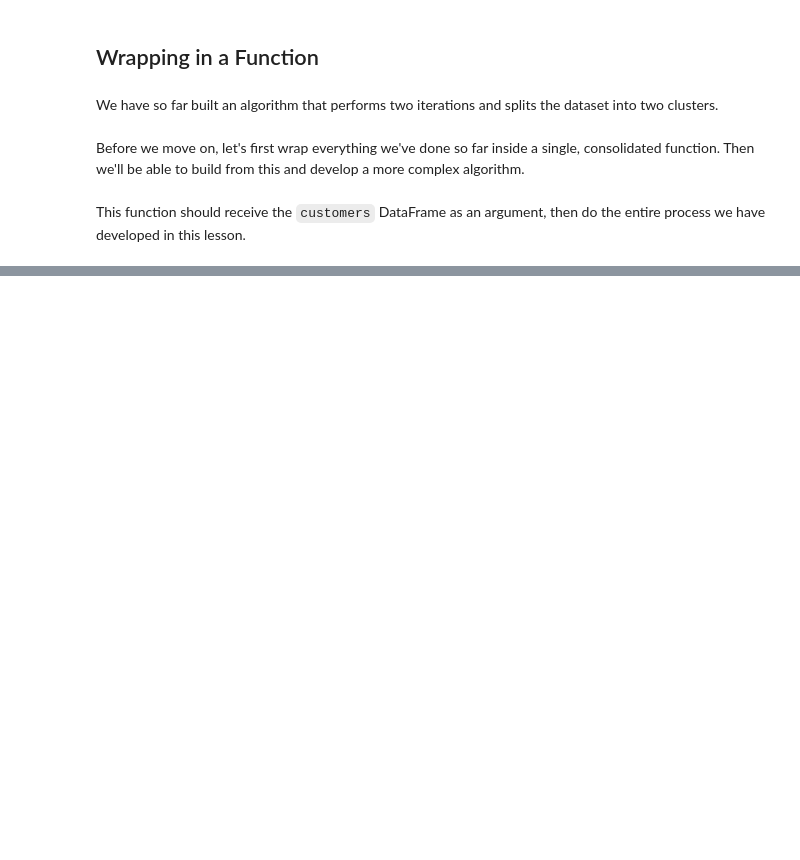
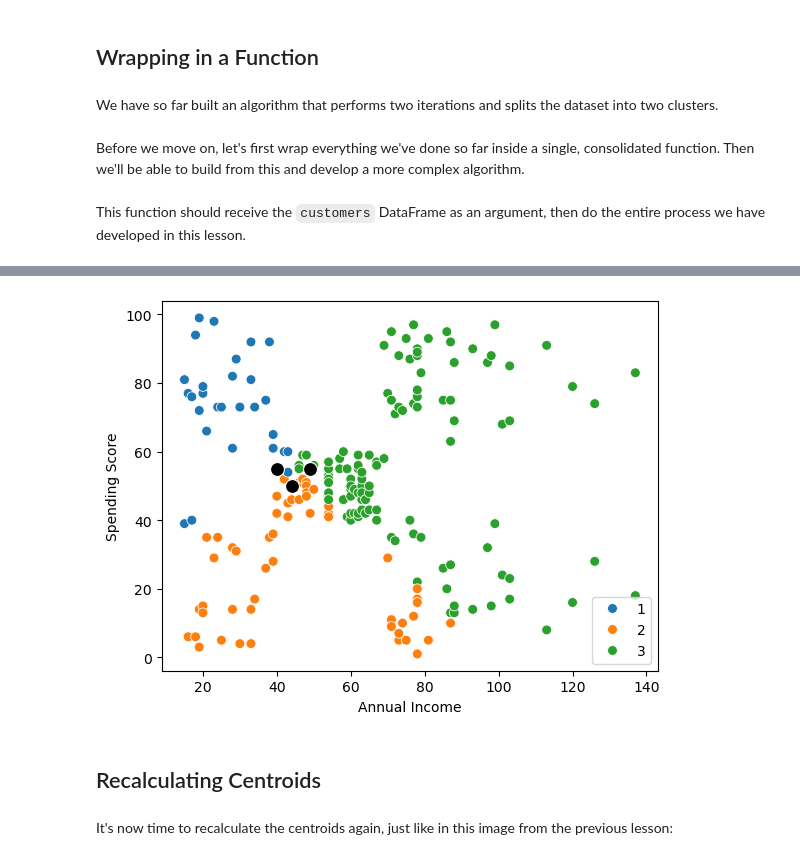
Before and after one commit to Sunday-Okey/Data-Scientist-in-Python, a Jupyter notebook: Machine Learning In Python/Unsupervised Machine Learning/Unsupervised Machine Learning.ipynb, the cells around one changed output, grey strips where cells are left out. Drawn from its saved outputs; the diff is of its cells as text; code cells hidden in the pictures; blank space fills up the shorter version.

```diff
--- a/Machine Learning In Python/Unsupervised Machine Learning/Unsupervised Machine Learning.ipynb
+++ b/Machine Learning In Python/Unsupervised Machine Learning/Unsupervised Machine Learning.ipynb
@@ -343,0 +436,13 @@ Name: cluster, Length: 200, dtype: int32
+# %%
+customers['cluster'] = customers[dist_names].idxmin(axis=1).str.split('_').str[-1]
+# print(customers)
+sns.scatterplot(x='Annual Income', y='Spending Score', hue='cluster', palette='tab10', data=customers, s=50)
+sns.scatterplot(x='Annual Income', y='Spending Score', color='black', data=centroids, s=100)
+
+plt.show()
+# %% [output]
+[figure, added]
+# %% [markdown]
+## Recalculating Centroids
+# %% [markdown]
+It's now time to recalculate the centroids again, just like in this image from the previous lesson:
```
Also changed, not shown: parts of 34 cells of this notebook.
